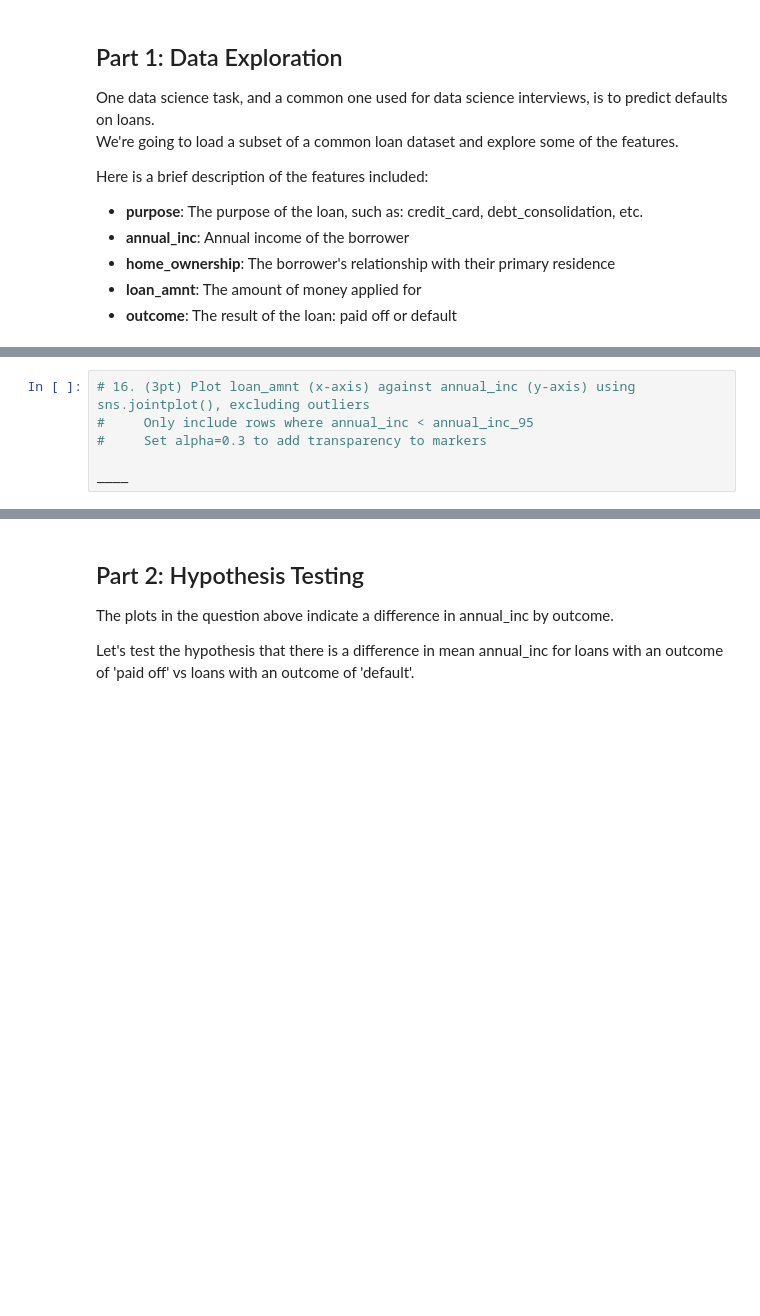
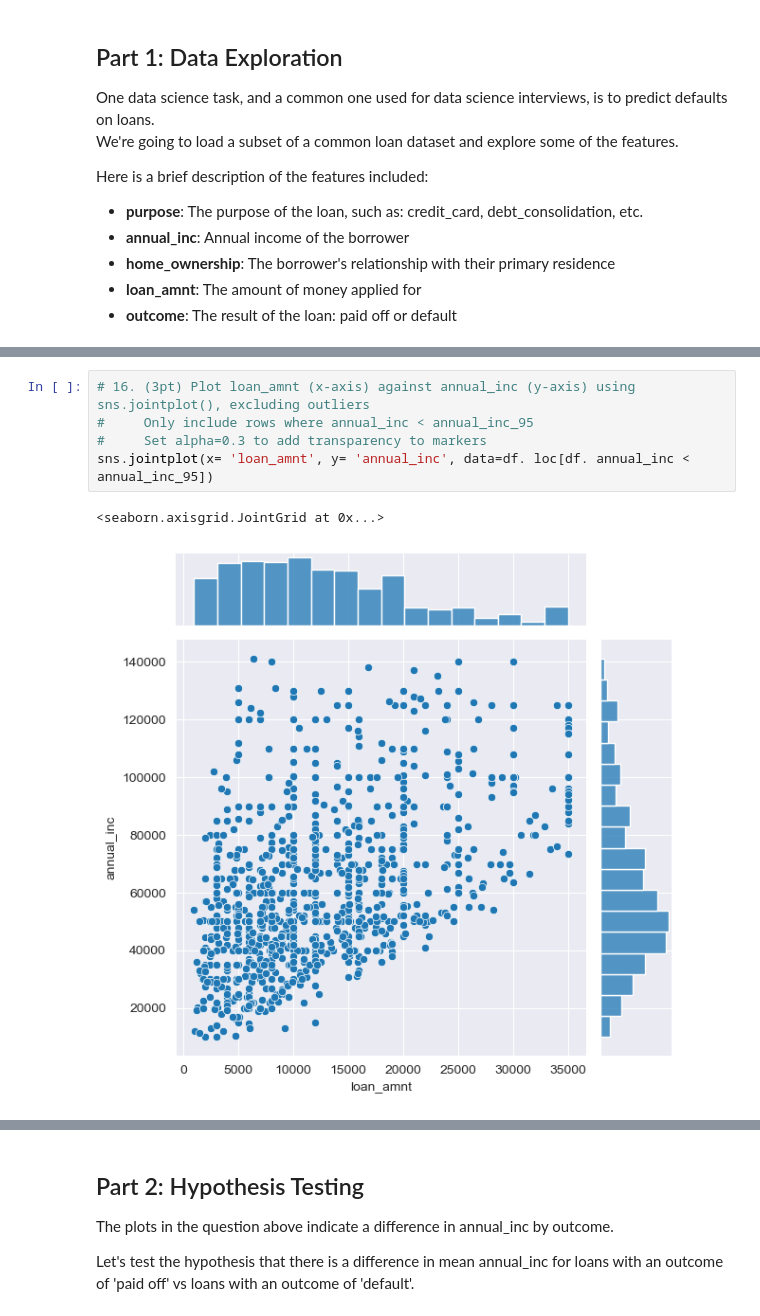
Before and after one commit to iiiirene-529/eods-f22-hw1, a Jupyter notebook: notebooks/Homework_1-UNI.ipynb, the cells around one changed output, grey strips where cells are left out. Cells and saved outputs as stored; diff of their text form; blank space fills up the shorter version.

```diff
--- a/notebooks/Homework_1-UNI.ipynb
+++ b/notebooks/Homework_1-UNI.ipynb
@@ -140,9 +219,11 @@ print(f'95th percentile of annual_inc: {annual_inc_95:0.2f}')
 # %%
 # 16. (3pt) Plot loan_amnt (x-axis) against annual_inc (y-axis) using sns.jointplot(), excluding outliers
 #     Only include rows where annual_inc < annual_inc_95
 #     Set alpha=0.3 to add transparency to markers
-
-____
+sns.jointplot(x= 'loan_amnt', y= 'annual_inc', data=df. loc[df. annual_inc < annual_inc_95])
+# %% [output]
+<seaborn.axisgrid.JointGrid at 0x...>
+[figure, added]
 # %%
 # 17. (5pt) Visualize annual income (annual_inc) by outcome.
 #     Outcome takes two values: 'paid off' and 'default'
```
Also changed, not shown: parts of 22 cells of this notebook.
